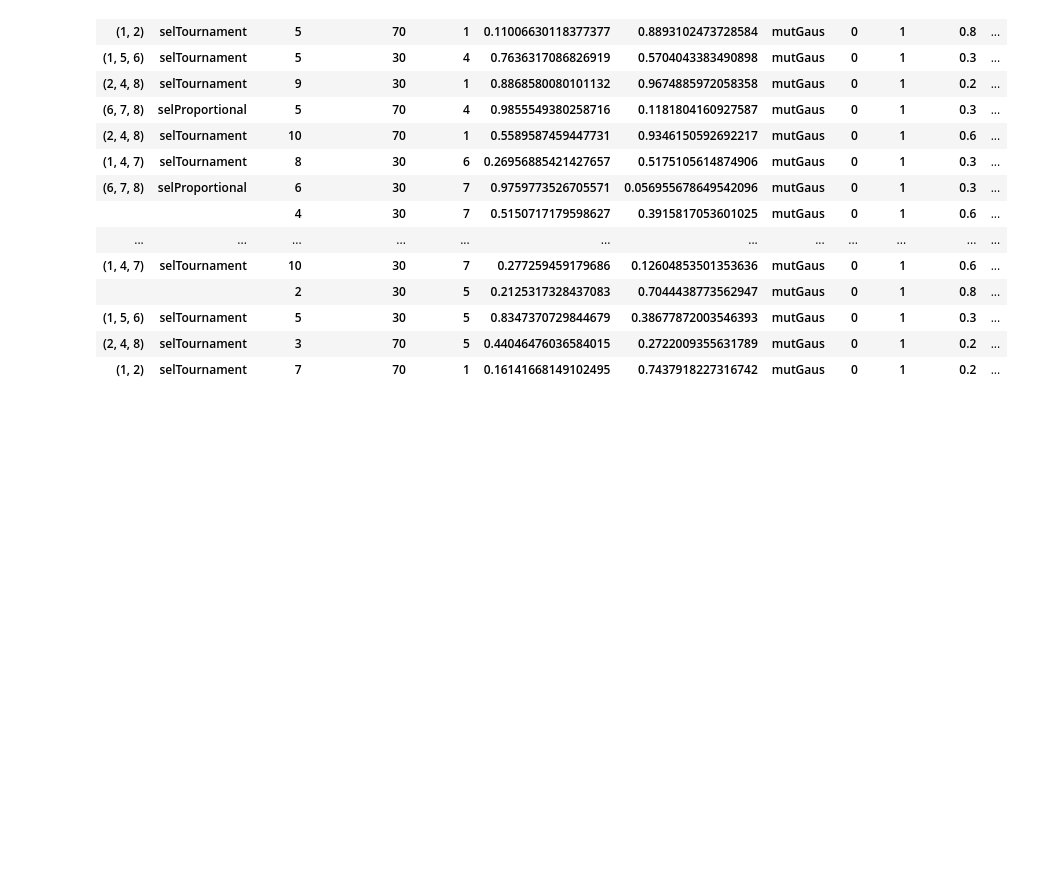
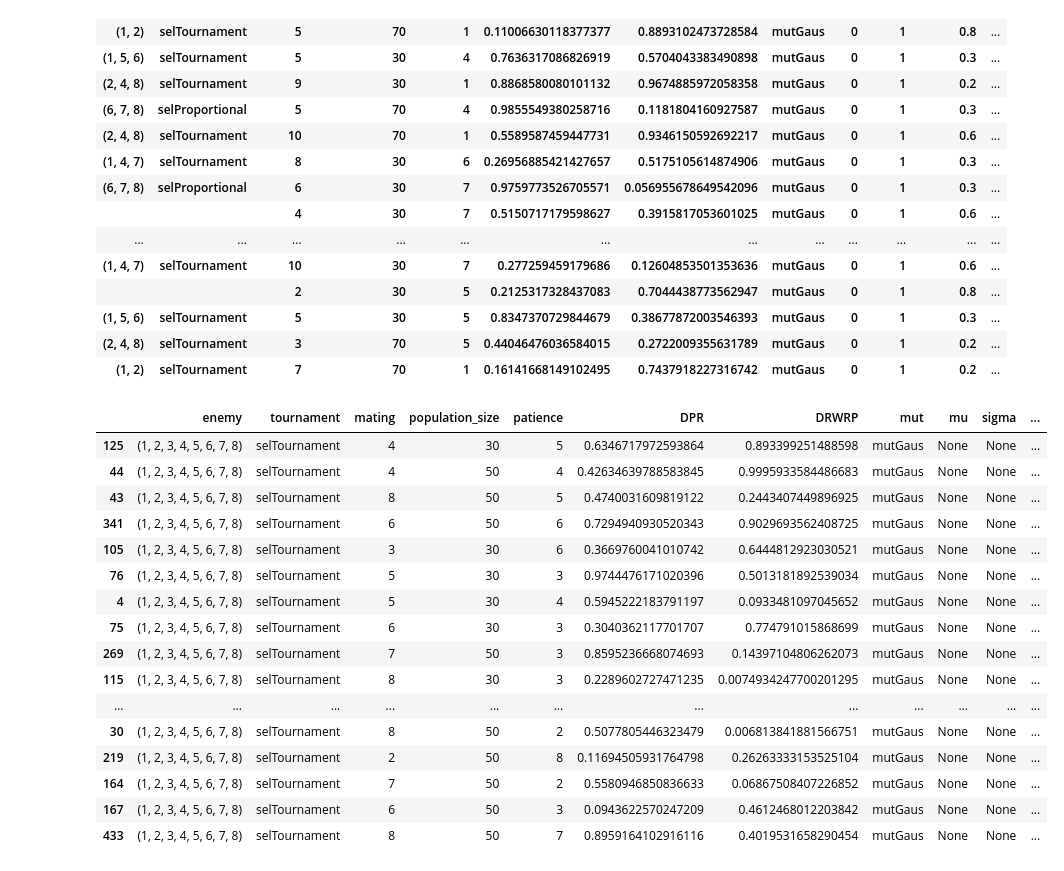
Before and after one commit to OlegBEZb/evoman_framework, a Jupyter notebook: results_analysis.ipynb, the cells around one changed output. Saved outputs shown, nothing was run; the diff lists cells and outputs as text; code cells hidden in the pictures; blank space fills up the shorter version.

```diff
--- a/results_analysis.ipynb
+++ b/results_analysis.ipynb
@@ -159,3 +164,23 @@ df.groupby(hypers)['mean_test'].agg(['mean', 'size']).sort_values("mean", ascend
 | (1, 5, 6) | selTournament | 5 | 30 | 5 | 0.8347370729844679 | 0.38677872003546393 | mutGaus | 0 | 1 | 0.3 | ... |
 | (2, 4, 8) | selTournament | 3 | 70 | 5 | 0.44046476036584015 | 0.2722009355631789 | mutGaus | 0 | 1 | 0.2 | ... |
 | (1, 2) | selTournament | 7 | 70 | 1 | 0.16141668149102495 | 0.7437918227316742 | mutGaus | 0 | 1 | 0.2 | ... |
+# %%
+df[df['enemy'] == '(1, 2, 3, 4, 5, 6, 7, 8)'].sort_values("mean_test", ascending=False)
+# %% [output]
+|  | enemy | tournament | mating | population_size | patience | DPR | DRWRP | mut | mu | sigma | ... |
+| 125 | (1, 2, 3, 4, 5, 6, 7, 8) | selTournament | 4 | 30 | 5 | 0.6346717972593864 | 0.893399251488598 | mutGaus | None | None | ... |
+| 44 | (1, 2, 3, 4, 5, 6, 7, 8) | selTournament | 4 | 50 | 4 | 0.42634639788583845 | 0.9995933584486683 | mutGaus | None | None | ... |
+| 43 | (1, 2, 3, 4, 5, 6, 7, 8) | selTournament | 8 | 50 | 5 | 0.4740031609819122 | 0.2443407449896925 | mutGaus | None | None | ... |
+| 341 | (1, 2, 3, 4, 5, 6, 7, 8) | selTournament | 6 | 50 | 6 | 0.7294940930520343 | 0.9029693562408725 | mutGaus | None | None | ... |
+| 105 | (1, 2, 3, 4, 5, 6, 7, 8) | selTournament | 3 | 30 | 6 | 0.3669760041010742 | 0.6444812923030521 | mutGaus | None | None | ... |
+| 76 | (1, 2, 3, 4, 5, 6, 7, 8) | selTournament | 5 | 30 | 3 | 0.9744476171020396 | 0.5013181892539034 | mutGaus | None | None | ... |
+| 4 | (1, 2, 3, 4, 5, 6, 7, 8) | selTournament | 5 | 30 | 4 | 0.5945222183791197 | 0.0933481097045652 | mutGaus | None | None | ... |
+| 75 | (1, 2, 3, 4, 5, 6, 7, 8) | selTournament | 6 | 30 | 3 | 0.3040362117701707 | 0.774791015868699 | mutGaus | None | None | ... |
+| 269 | (1, 2, 3, 4, 5, 6, 7, 8) | selTournament | 7 | 50 | 3 | 0.8595236668074693 | 0.14397104806262073 | mutGaus | None | None | ... |
+| 115 | (1, 2, 3, 4, 5, 6, 7, 8) | selTournament | 8 | 30 | 3 | 0.2289602727471235 | 0.0074934247700201295 | mutGaus | None | None | ... |
+| ... | ... | ... | ... | ... | ... | ... | ... | ... | ... | ... | ... |
+| 30 | (1, 2, 3, 4, 5, 6, 7, 8) | selTournament | 8 | 50 | 2 | 0.5077805446323479 | 0.006813841881566751 | mutGaus | None | None | ... |
+| 219 | (1, 2, 3, 4, 5, 6, 7, 8) | selTournament | 2 | 50 | 8 | 0.11694505931764798 | 0.26263333153525104 | mutGaus | None | None | ... |
+| 164 | (1, 2, 3, 4, 5, 6, 7, 8) | selTournament | 7 | 50 | 2 | 0.5580946850836633 | 0.06867508407226852 | mutGaus | None | None | ... |
+| 167 | (1, 2, 3, 4, 5, 6, 7, 8) | selTournament | 6 | 50 | 3 | 0.0943622570247209 | 0.4612468012203842 | mutGaus | None | None | ... |
+| 433 | (1, 2, 3, 4, 5, 6, 7, 8) | selTournament | 8 | 50 | 7 | 0.8959164102916116 | 0.4019531658290454 | mutGaus | None | None | ... |
```
Also changed, not shown: parts of 5 cells of this notebook, 15 other files.
